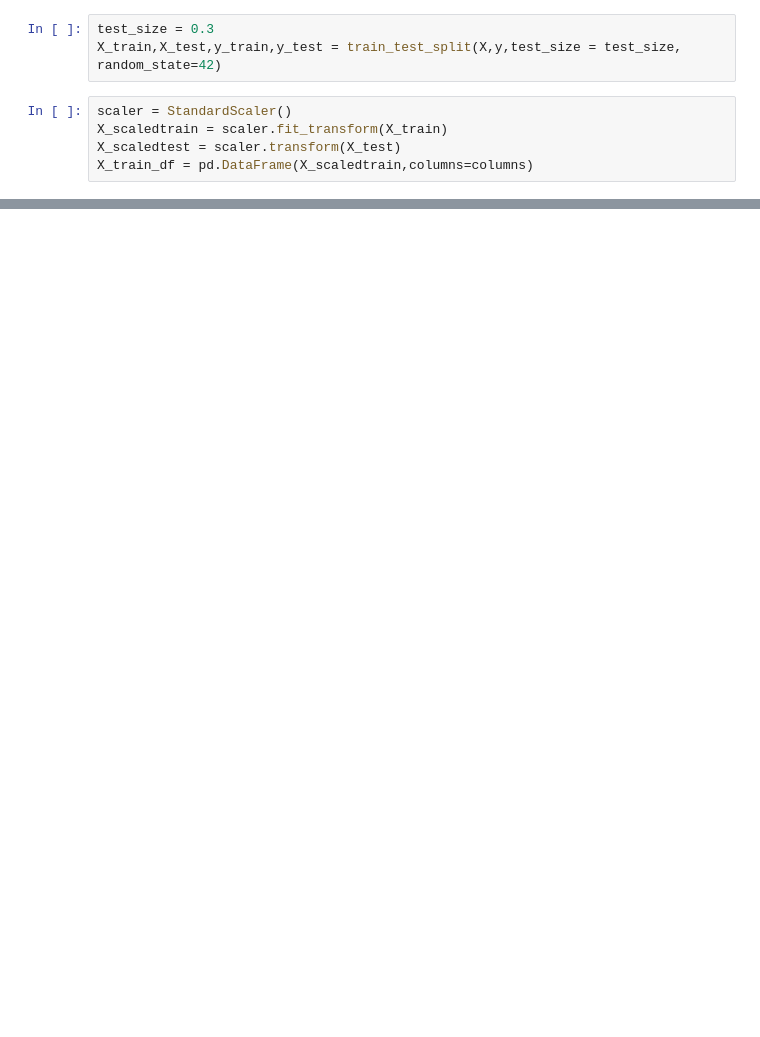
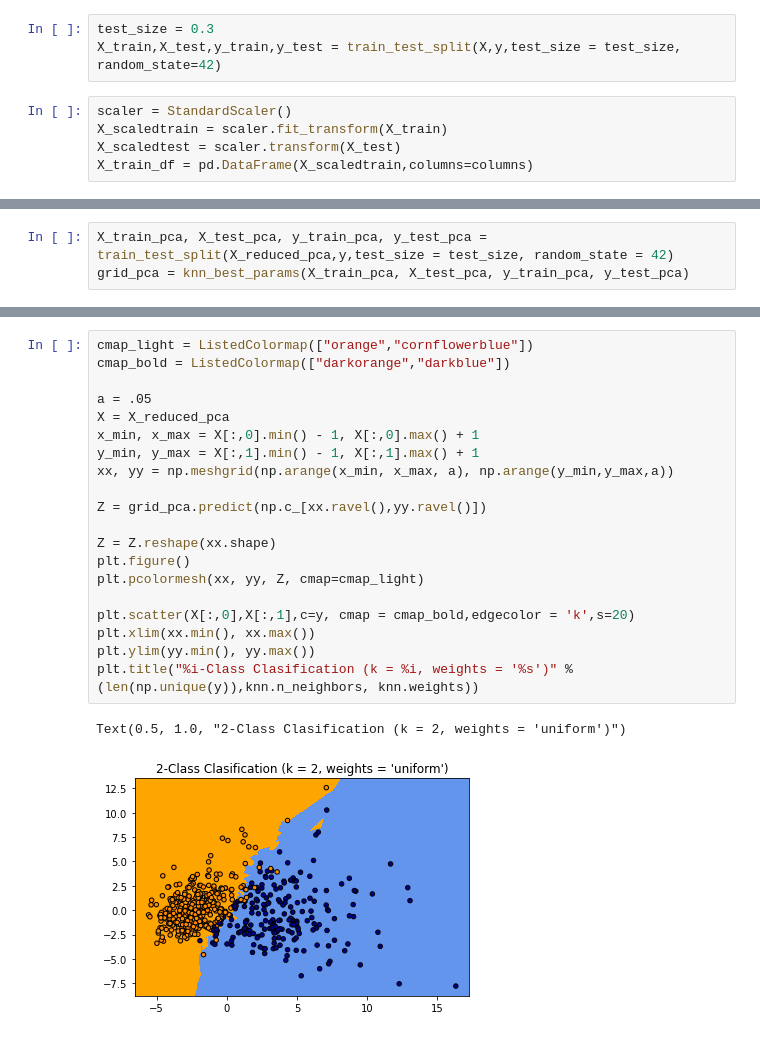
Before and after one commit to numanselalmaz/Breast-Cancer-Classification, a Jupyter notebook: knn-Copy1-checkpoint.ipynb, the cells around one changed output, grey strips where cells are left out. Cells and saved outputs as stored; diff of their text form; blank space fills up the shorter version.

```diff
--- a/knn-Copy1-checkpoint.ipynb
+++ b/knn-Copy1-checkpoint.ipynb
@@ -347,0 +358,3 @@ Confusion Matrix Train: [[250   0]
+# %%
+X_train_pca, X_test_pca, y_train_pca, y_test_pca = train_test_split(X_reduced_pca,y,test_size = test_size, random_state = 42)
+grid_pca = knn_best_params(X_train_pca, X_test_pca, y_train_pca, y_test_pca)
@@ -347,0 +370,23 @@ Confusion Matrix Train: [[250   0]
+# %%
+cmap_light = ListedColormap(["orange","cornflowerblue"])
+cmap_bold = ListedColormap(["darkorange","darkblue"])
+
+a = .05
+X = X_reduced_pca
+x_min, x_max = X[:,0].min() - 1, X[:,0].max() + 1
+y_min, y_max = X[:,1].min() - 1, X[:,1].max() + 1
+xx, yy = np.meshgrid(np.arange(x_min, x_max, a), np.arange(y_min,y_max,a))
+
+Z = grid_pca.predict(np.c_[xx.ravel(),yy.ravel()])
+
+Z = Z.reshape(xx.shape)
+plt.figure()
+plt.pcolormesh(xx, yy, Z, cmap=cmap_light)
+
+plt.scatter(X[:,0],X[:,1],c=y, cmap = cmap_bold,edgecolor = 'k',s=20)
+plt.xlim(xx.min(), xx.max())
+plt.ylim(yy.min(), yy.max())
+plt.title("%i-Class Clasification (k = %i, weights = '%s')" % (len(np.unique(y)),knn.n_neighbors, knn.weights))
+# %% [output]
+Text(0.5, 1.0, "2-Class Clasification (k = 2, weights = 'uniform')")
+[figure, added]
```
Also changed, not shown: parts of 12 cells of this notebook.
